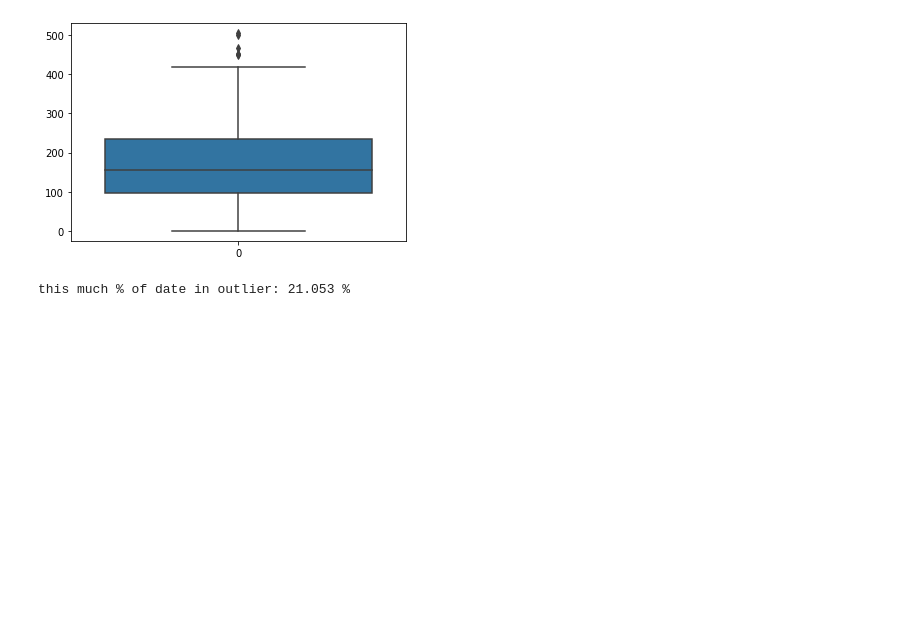
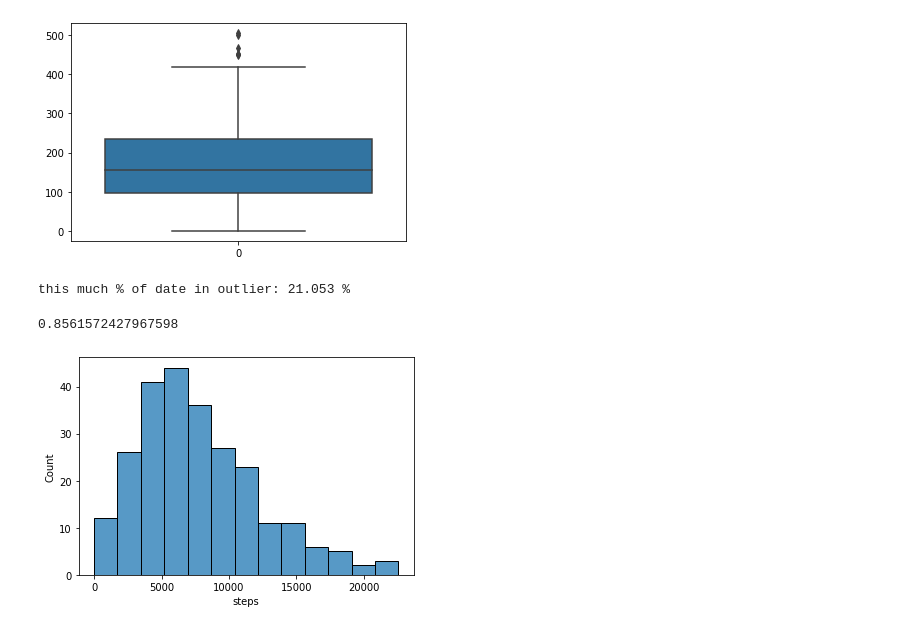
Before and after one commit to Sb2001nov/MI-Band-Data-Analysis, a Jupyter notebook: steps.ipynb, the cells around one changed output. Saved outputs shown, nothing was run; the diff lists cells and outputs as text; code cells hidden in the pictures; blank space fills up the shorter version.

Commit message:
histogram

```diff
--- a/steps.ipynb
+++ b/steps.ipynb
@@ -140,3 +140,9 @@ print("this much % of date in outlier", end=": ")
 print(round(len(steps_date.loc[steps_date["calories"]>=1.5*163.497])/len(steps_date["calories"])*100, 3), "%")
 # %% [output]
 this much % of date in outlier: 21.053 %
+# %%
+sns.histplot(data=steps_date["steps"])
+stats.skew(steps_date["steps"])
+# %% [output]
+0.8561572427967598
+[figure, added]
```
Also changed, not shown: parts of 2 cells of this notebook.
